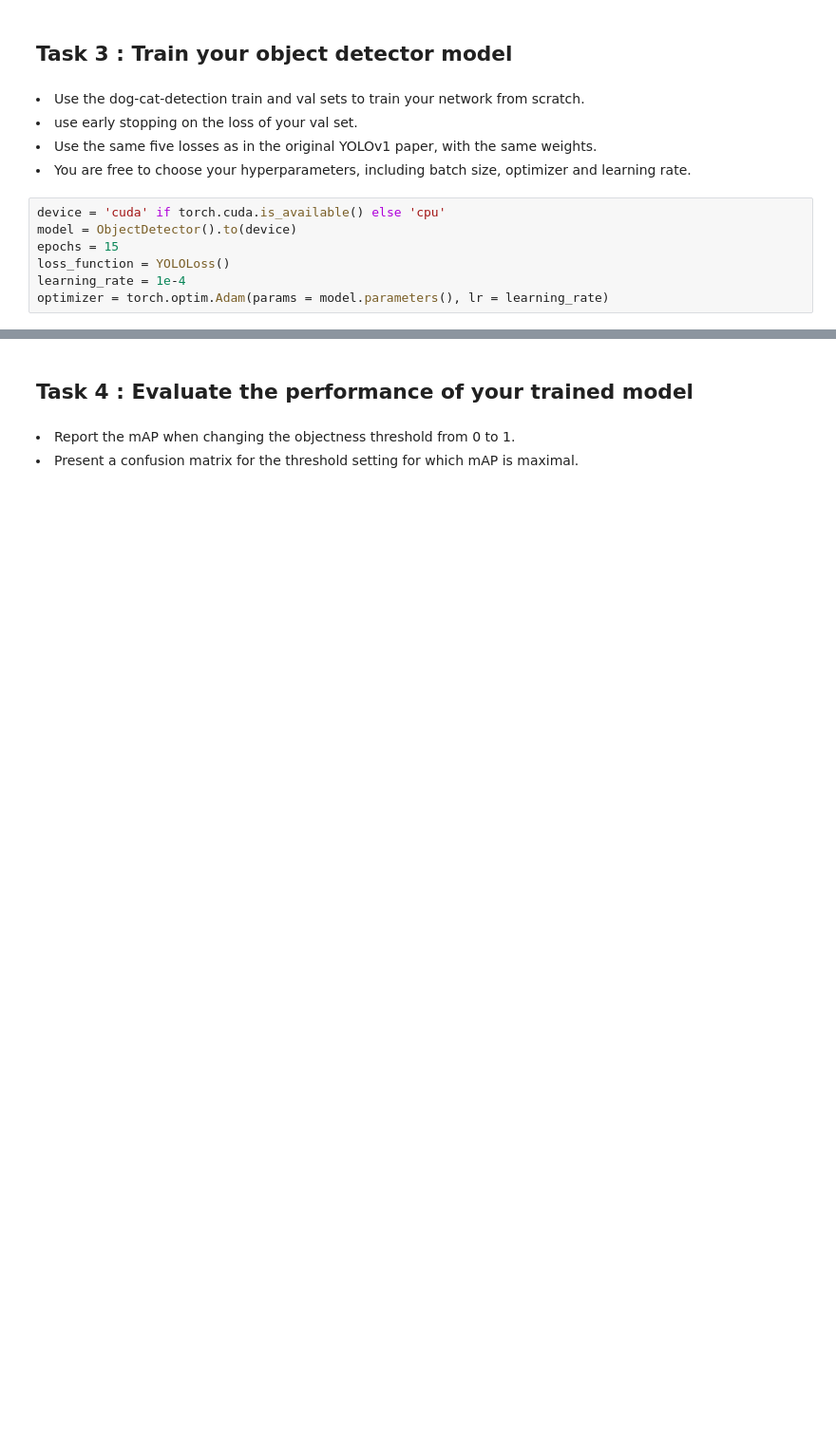
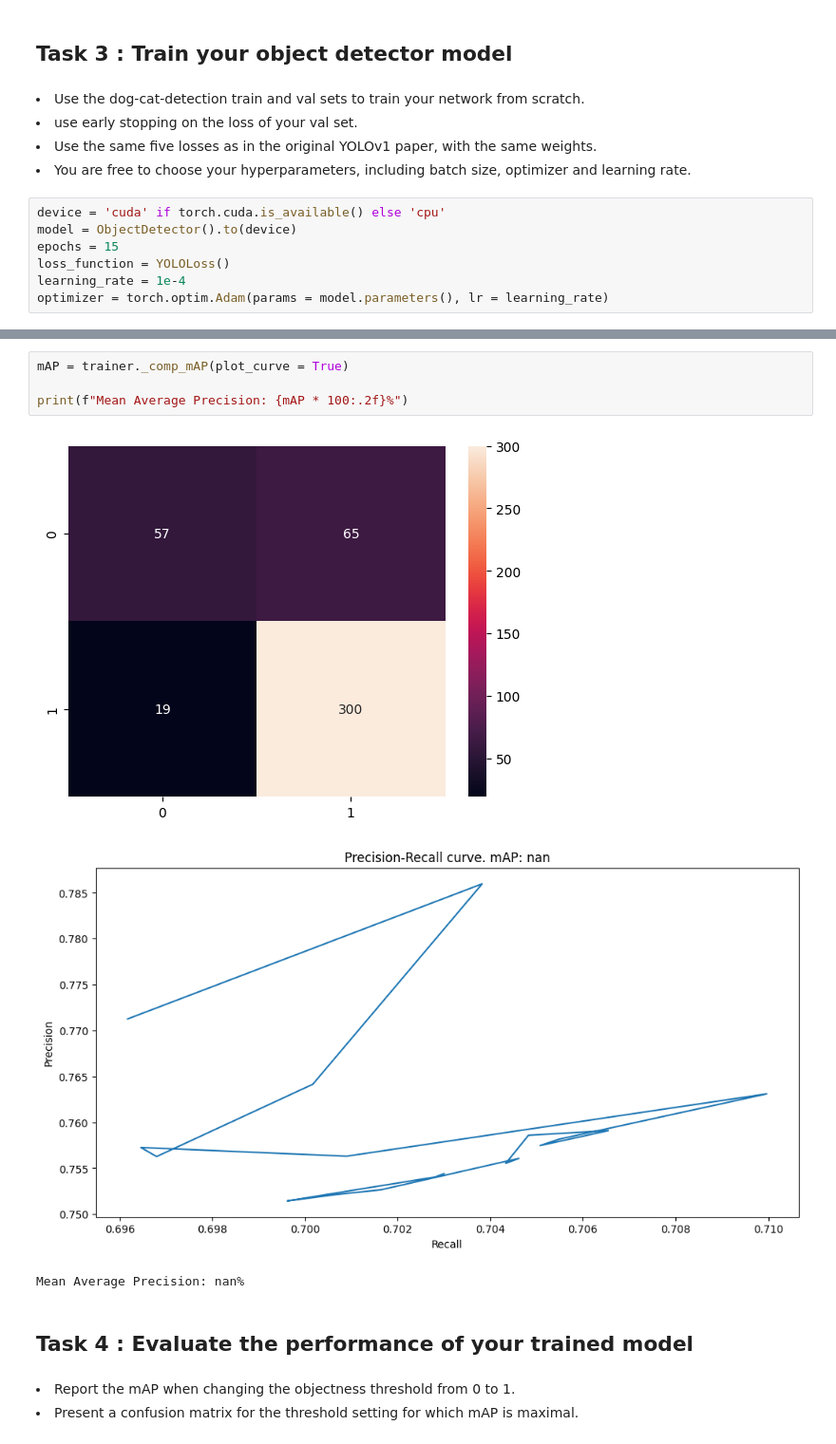
Before and after one commit to Marilia1712/Assignment-4, a Jupyter notebook: assingment4.ipynb, the cells around one changed output, grey strips where cells are left out. Shown at 95% size. Cells and saved outputs as stored; diff of their text form; blank space fills up the shorter version.

```diff
--- a/assingment4.ipynb
+++ b/assingment4.ipynb
@@ -514,3 +557,11 @@ Validation Accuracy: 74.39%
+# %%
+mAP = trainer._comp_mAP(plot_curve = True)
+
+print(f"Mean Average Precision: {mAP * 100:.2f}%")
+# %% [output]
+[figure, added]
+[figure, added]
+Mean Average Precision: nan%
 # %% [markdown]
 ## Task 4 : Evaluate the performance of your trained model
 # %% [markdown]
```
Also changed, not shown: parts of 5 cells of this notebook.
